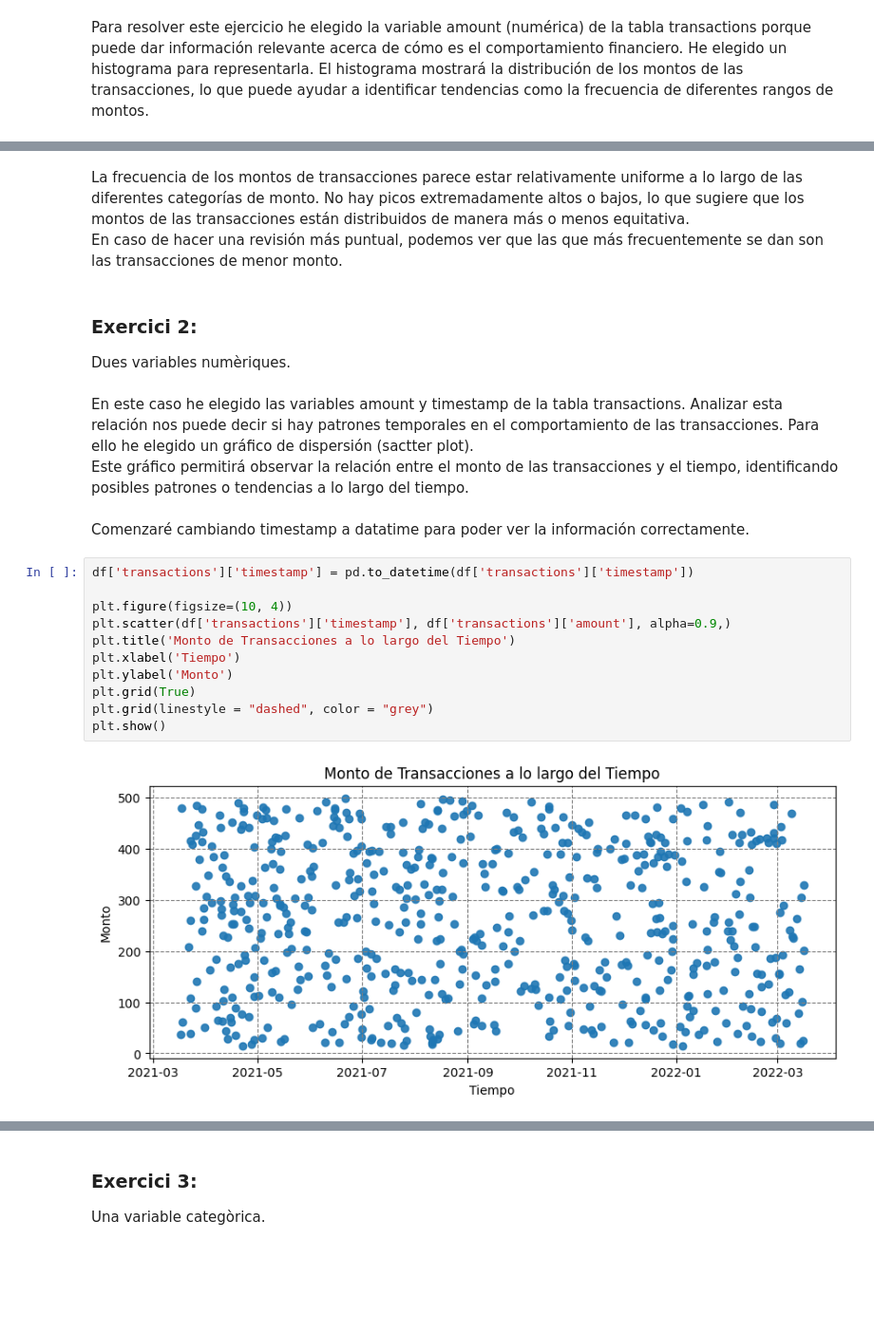
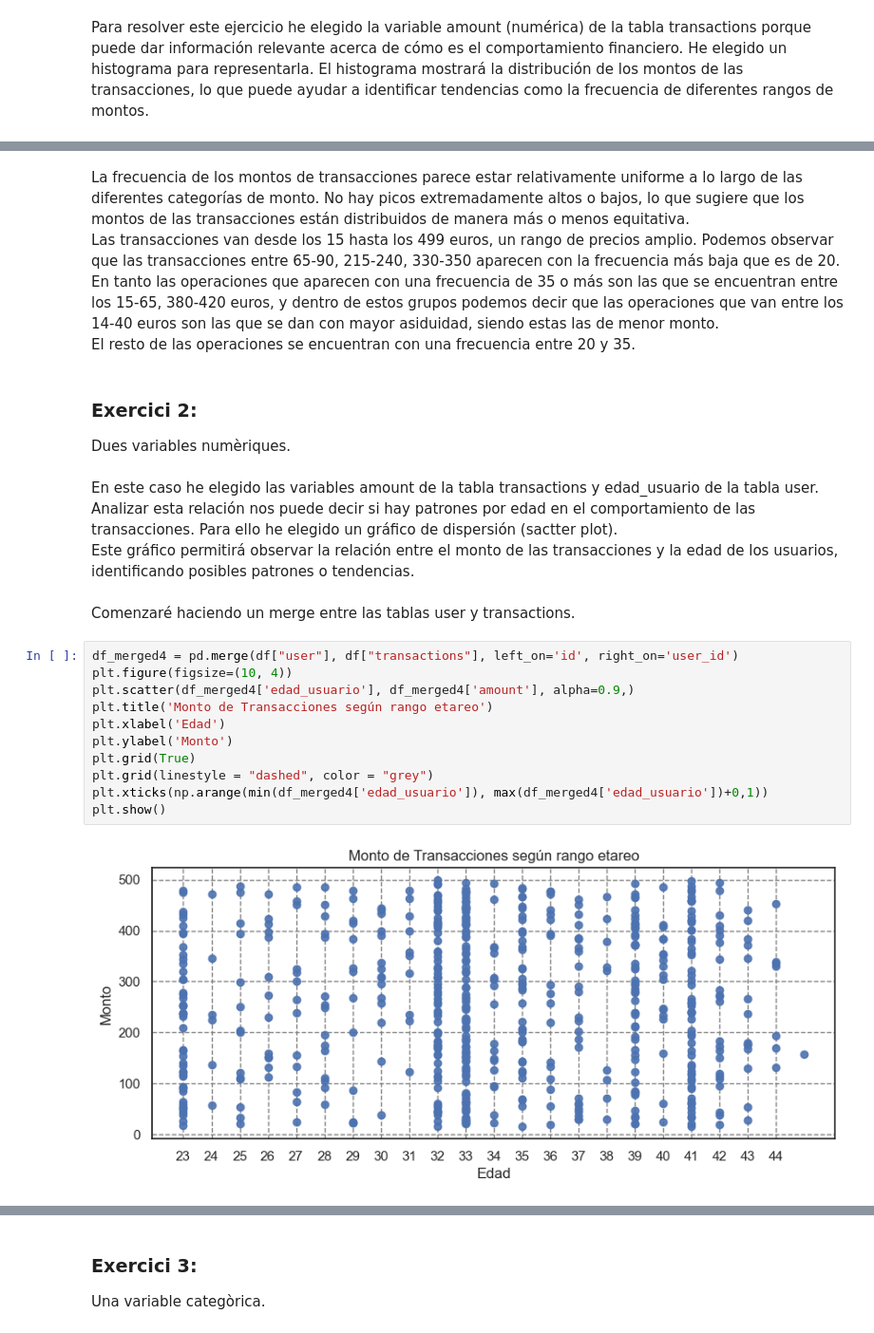
Before and after one commit to Cony-Zappala/curso_data_analyst_sprint_8, a Jupyter notebook: sprint 8.ipynb, the cells around one changed output, grey strips where cells are left out. Shown at 95% size. Cells and saved outputs as stored; diff of their text form; blank space fills up the shorter version.

```diff
--- a/sprint 8.ipynb
+++ b/sprint 8.ipynb
@@ -84,24 +85,25 @@ plt.show()
 # %% [markdown]
 La frecuencia de los montos de transacciones parece estar relativamente uniforme a lo largo de las diferentes categorías de monto. No hay picos extremadamente altos o bajos, lo que sugiere que los montos de las transacciones están distribuidos de manera más o menos equitativa.
-En caso de hacer una revisión más puntual, podemos ver que las que más frecuentemente se dan son las transacciones de menor monto.
+Las transacciones van desde los 15 hasta los 499 euros, un rango de precios amplio. Podemos observar que las transacciones entre 65-90, 215-240, 330-350 aparecen con la frecuencia más baja que es de 20. En tanto las operaciones que aparecen con una frecuencia de 35 o más son las que se encuentran entre los 15-65, 380-420 euros, y dentro de estos grupos podemos decir que las operaciones que van entre los 14-40 euros son las que se dan con mayor asiduidad, siendo estas las de menor monto.
+El resto de las operaciones se encuentran con una frecuencia entre 20 y 35.
 # %% [markdown]
 ### Exercici 2:
 Dues variables numèriques.
 # %% [markdown]
-En este caso he elegido las variables amount y timestamp de la tabla transactions. Analizar esta relación nos puede decir si hay patrones temporales en el comportamiento de las transacciones. Para ello he elegido un gráfico de dispersión (sactter plot).
-Este gráfico permitirá observar la relación entre el monto de las transacciones y el tiempo, identificando posibles patrones o tendencias a lo largo del tiempo.
+En este caso he elegido las variables amount de la tabla transactions y edad_usuario de la tabla user. Analizar esta relación nos puede decir si hay patrones por edad en el comportamiento de las transacciones. Para ello he elegido un gráfico de dispersión (sactter plot).
+Este gráfico permitirá observar la relación entre el monto de las transacciones y la edad de los usuarios, identificando posibles patrones o tendencias.
-# %% [markdown]
-Comenzaré cambiando timestamp a datatime para poder ver la información correctamente.
+# %% [markdown]
+Comenzaré haciendo un merge entre las tablas user y transactions.
 # %%
-df['transactions']['timestamp'] = pd.to_datetime(df['transactions']['timestamp'])
-
+df_merged4 = pd.merge(df["user"], df["transactions"], left_on='id', right_on='user_id')
 plt.figure(figsize=(10, 4))
-plt.scatter(df['transactions']['timestamp'], df['transactions']['amount'], alpha=0.9,)
-plt.title('Monto de Transacciones a lo largo del Tiempo')
-plt.xlabel('Tiempo')
+plt.scatter(df_merged4['edad_usuario'], df_merged4['amount'], alpha=0.9,)
+plt.title('Monto de Transacciones según rango etareo')
+plt.xlabel('Edad')
 plt.ylabel('Monto')
 plt.grid(True)
 plt.grid(linestyle = "dashed", color = "grey")
+plt.xticks(np.arange(min(df_merged4['edad_usuario']), max(df_merged4['edad_usuario'])+0,1))
 plt.show()
 # %% [output]
-[figure, old version]
+[figure, new version]
```
Also changed, not shown: parts of 8 cells of this notebook.
